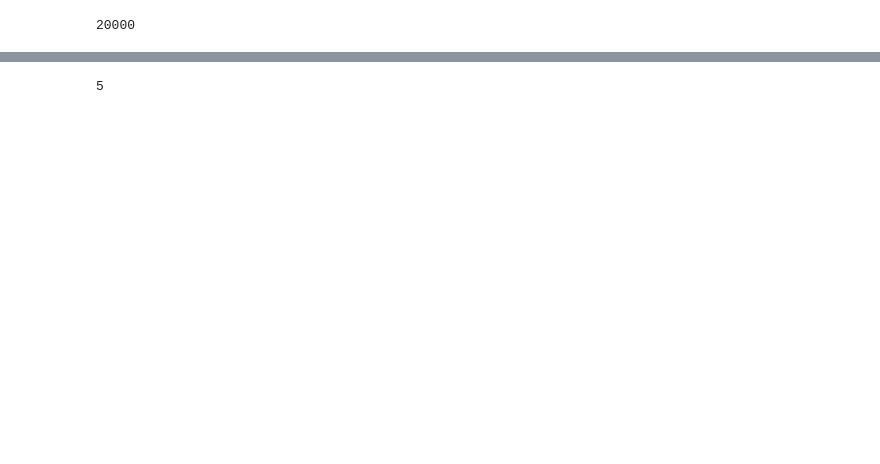
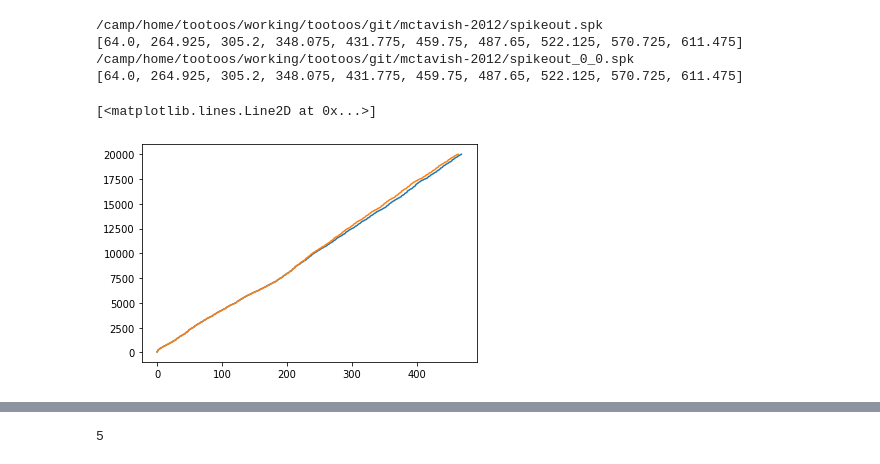
Before and after one commit to stootoon/mctavish-2012, a Jupyter notebook: fig2.ipynb, the cells around one changed output, grey strips where cells are left out. Cells and saved outputs as stored; diff of their text form; code cells hidden in the pictures; blank space fills up the shorter version.

```diff
--- a/fig2.ipynb
+++ b/fig2.ipynb
@@ -34,4 +22,0 @@ coincidences, mask_a, mask_b, ratio = spiketrain.get_sync_traits(ref, comp, wind
-# %%
-bulb_spikes.sim_time
-# %% [output]
-20000
@@ -40 +23,36 @@ phi_vec = spiketrain.coincident_spikes_correlogram(ref, comp, window=5, normaliz
+# %%
+bulb_spikes = bs.BulbSpikes(sim_time = sim_var["tstop"])
+files = ["spikeout.spk", "spikeout_0_0.spk"]
+pair = [0, 4]
+phi = {}
+ref = {}
+cmp = {}
+raw = {}
+for file in files:
+    full_file = os.path.join(proj_dir, file)
+    print(full_file)
+    bulb_spikes.read_file(full_file)
+    spikes = bulb_spikes.get_mitral_spikes()
+    raw[file] = bulb_spikes.raw
+    ref[f] = spikes[pair[0]]
+    cmp[f] = spikes[pair[1]]
+    print(ref[f][0:10])
+    phi[file] = spiketrain.coincident_spikes_correlogram(ref[f], cmp[f], window=5, normalize=True)
+# %% [output]
+/camp/home/tootoos/working/tootoos/git/mctavish-2012/spikeout.spk
+[64.0, 264.925, 305.2, 348.075, 431.775, 459.75, 487.65, 522.125, 570.725, 611.475]
+/camp/home/tootoos/working/tootoos/git/mctavish-2012/spikeout_0_0.spk
+[64.0, 264.925, 305.2, 348.075, 431.775, 459.75, 487.65, 522.125, 570.725, 611.475]
+# %%
+raw1 = raw["spikeout.spk"]
+raw0 = raw["spikeout_0_0.spk"]
+# %%
+k1 = sorted(raw1.keys())
+k0 = sorted(raw0.keys())
+
+plot(raw1[4])
+plot(raw0[4])
+# %% [output]
+[<matplotlib.lines.Line2D at 0x...>]
+[figure, added]
 # %%
```
Also changed, not shown: parts of 7 cells of this notebook.
